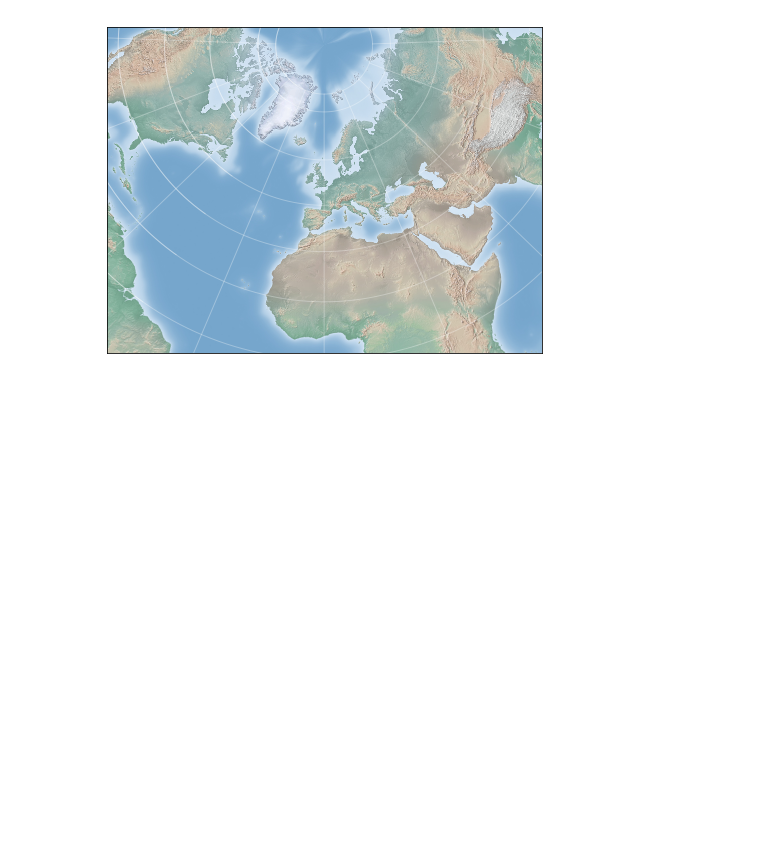
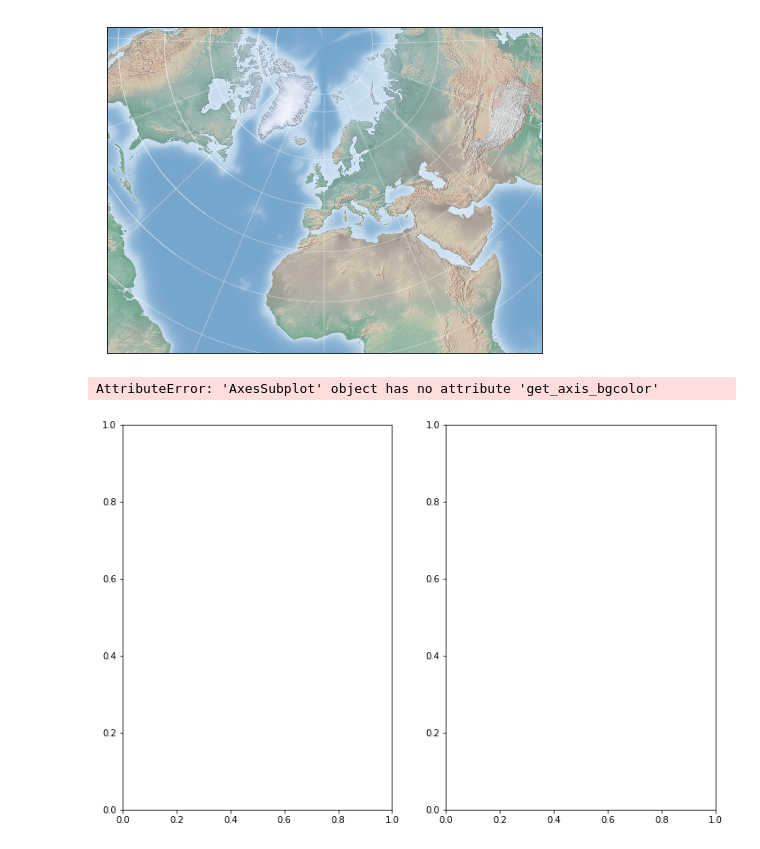
Before and after one commit to birromer/pdsh, a Jupyter notebook: matplotlib-geographical-data.ipynb, the cells around one changed output. Drawn from its saved outputs; the diff is of its cells as text; code cells hidden in the pictures; blank space fills up the shorter version.

```diff
--- a/matplotlib-geographical-data.ipynb
+++ b/matplotlib-geographical-data.ipynb
@@ -75,3 +75,14 @@ draw_map(m)
     for more details.
   ax.hold(b)
 [figure]
+# %%
+fig, ax = plt.subplots(1, 2, figsize=(12, 8))
+for i, res in enumerate(['l', 'h']):
+    m = Basemap(projection='gnom', lat_0=57.3, lon_0=-6.2, width=90000, height=120000, resolution=res, ax=ax[i])
+    m.fillcontinents(color='#FFDDCC', lake_color='#DDEEFF')
+    m.drawmapboundary(fill_color='#DDEEFF')
+    m.drawcoastlines()
+    ax[i].set_title("resolution='{0}'".format(res))
+# %% [output]
+AttributeError: 'AxesSubplot' object has no attribute 'get_axis_bgcolor'
+[figure, added]
```
